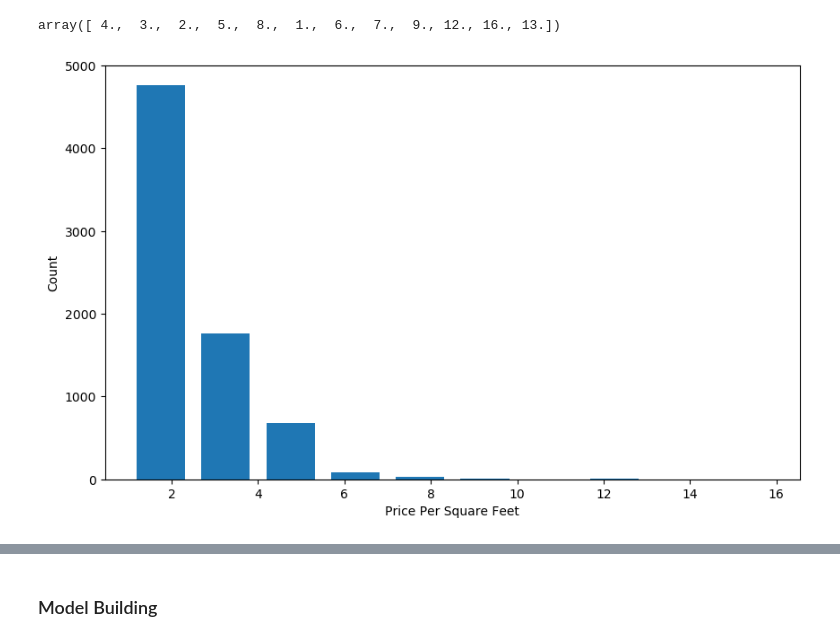
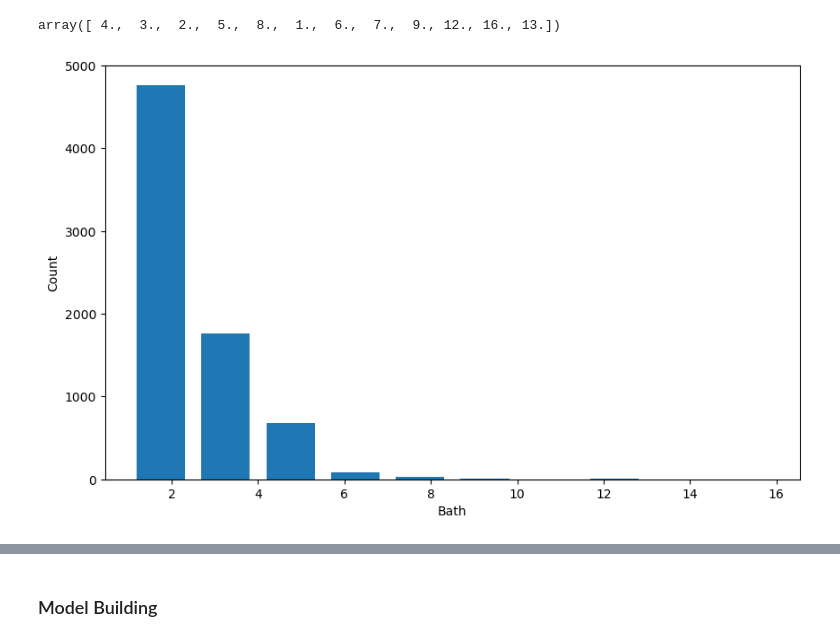
Before and after one commit to Chaitanya-Gumudala-1710/Project-Housing-Price-Prediction, a Jupyter notebook: Notebook.ipynb, the cells around one changed output, grey strips where cells are left out. Drawn from its saved outputs; the diff is of its cells as text; code cells hidden in the pictures.

```diff
--- a/Notebook.ipynb
+++ b/Notebook.ipynb
@@ -340,10 +362,11 @@ data.bath.unique()
 # %% [output]
 array([ 4.,  3.,  2.,  5.,  8.,  1.,  6.,  7.,  9., 12., 16., 13.])
 # %%
+# Plotting the histogram to see the distribution of 'price_per_square_ft'
 plt.rcParams['figure.figsize'] = (10, 6)
 plt.hist(data.bath, rwidth=0.75)
-plt.xlabel('Price Per Square Feet')
+plt.xlabel('Bath')
 plt.ylabel('Count')
 plt.show()
 # %% [output]
-[figure, old version]
+[figure, new version]
```
Also changed, not shown: parts of 39 cells of this notebook.
